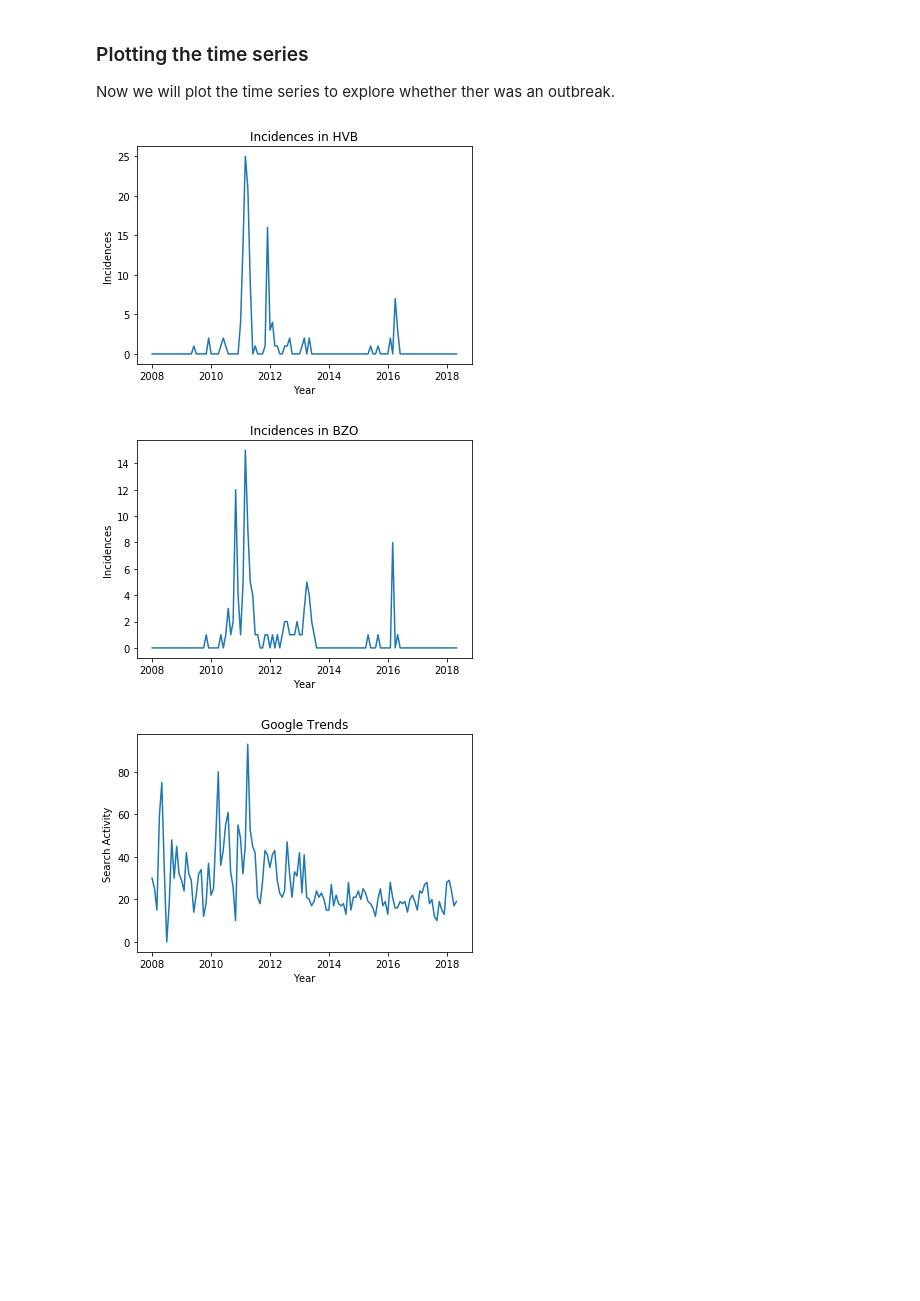
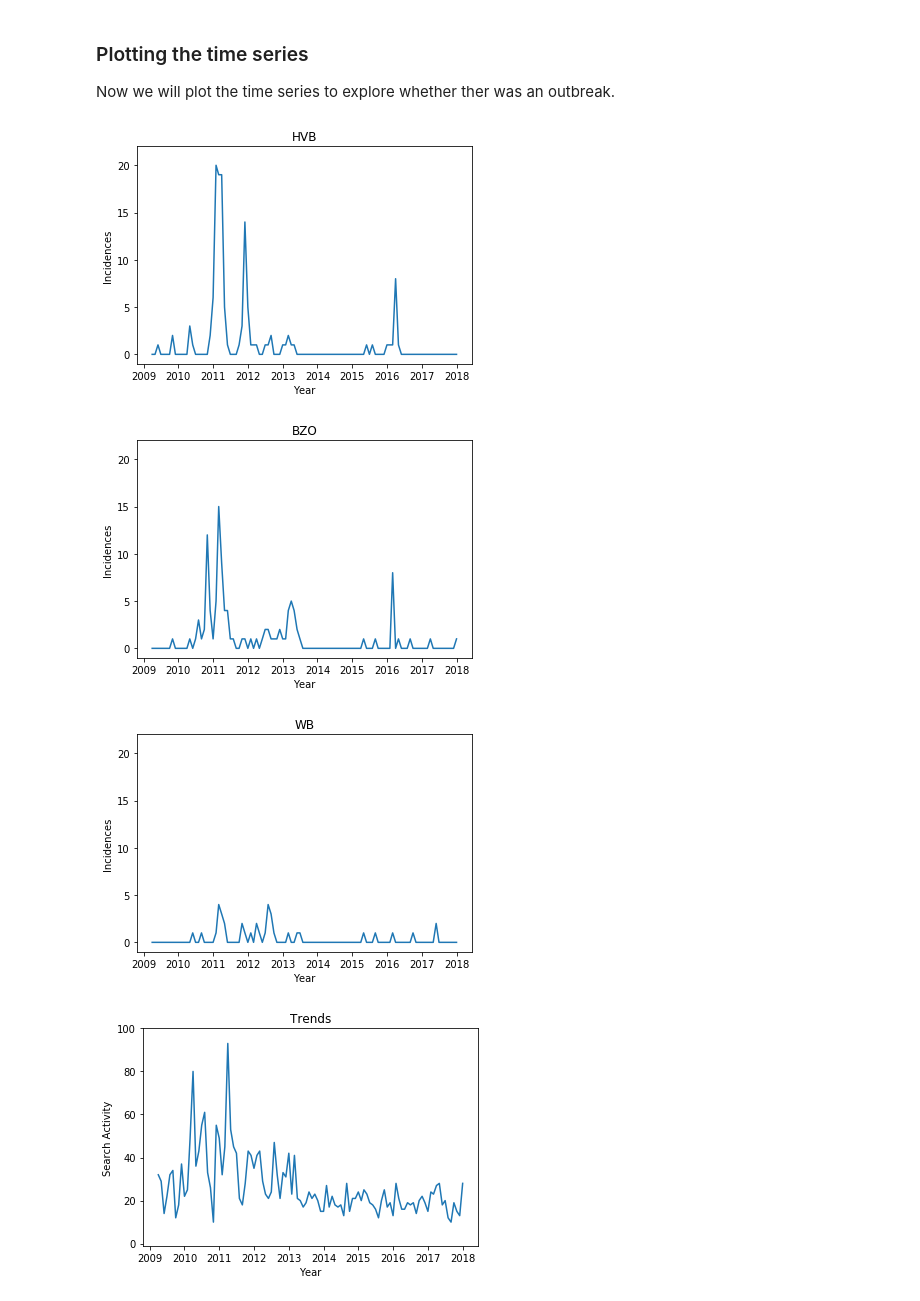
Before and after one commit to eKoulier/Deep-Learning-Infectious-Diseases, a Jupyter notebook: Analysis/Mumps/Mumps Preprocessing and Statistics.ipynb, the cells around one changed output. Saved outputs shown, nothing was run; the diff lists cells and outputs as text; code cells hidden in the pictures; blank space fills up the shorter version.

```diff
--- a/Analysis/Mumps/Mumps Preprocessing and Statistics.ipynb
+++ b/Analysis/Mumps/Mumps Preprocessing and Statistics.ipynb
@@ -16,0 +22,2 @@ bof = pd.read_csv('bof.csv')
+# %%
+ALLdf = disease_studied() #C:\Users\ekoulier\Desktop\Deep-Learning-Infectious-Diseases\Data\Mumps_Data\incidences
@@ -16,0 +27,6 @@ bof = pd.read_csv('bof.csv')
+# %%
+data = MonthlyTransfrom(ALLdf)
+data.find_mun()
+data.find_GGD()
+
+newdf = data.monthly_GGD() #C:\Users\ekoulier\Desktop\Deep-Learning-Infectious-Diseases\Data\Mumps_Data\trends
@@ -71,2 +44,5 @@ hvb.head(n=1)
+# %%
+newdf['Date'] = newdf['Date'].astype(str)
+newdf['Date'] = pd.to_datetime(newdf['Date'], format='%Y-%m')
 # %% [markdown]
 Now our three dataframes have the same format.
@@ -228,19 +50,18 @@ counts.head(n=1)
 ### Plotting the  time series
 Now we will plot the time series to explore whether ther was an outbreak.
 # %%
-for column in  ['HVB', 'BZO']:
-    plt.plot(counts['Date'], counts[column])
+for column in ['HVB', 'BZO', 'WB', 'Trends']:
+    plt.plot(newdf['Date'], newdf[column])
     plt.xlabel('Year')
     plt.ylabel('Incidences')
-    plt.title('Incidences in '+column)
+    plt.ylim(-1,22)
+    if column == 'Trends':
+        plt.ylabel('Search Activity')
+        plt.ylim(-1,100)
+    plt.title(column)
     plt.show()
-
-plt.plot(counts['Date'], counts['Search'])
-plt.xlabel('Year')
-plt.ylabel('Search Activity')
-plt.title('Google Trends')
-plt.show()
 # %% [output]
-[figure, old version]
+[figure, new version]
-[figure, old version]
+[figure, new version]
-[figure, old version]
+[figure, new version]
+[figure, added]
```
Also changed, not shown: parts of 35 cells of this notebook, 2 other files.
